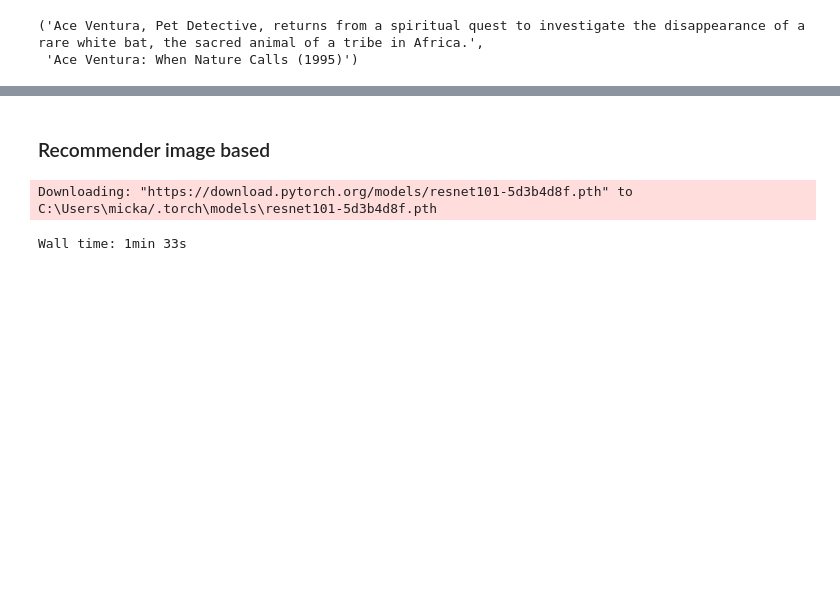
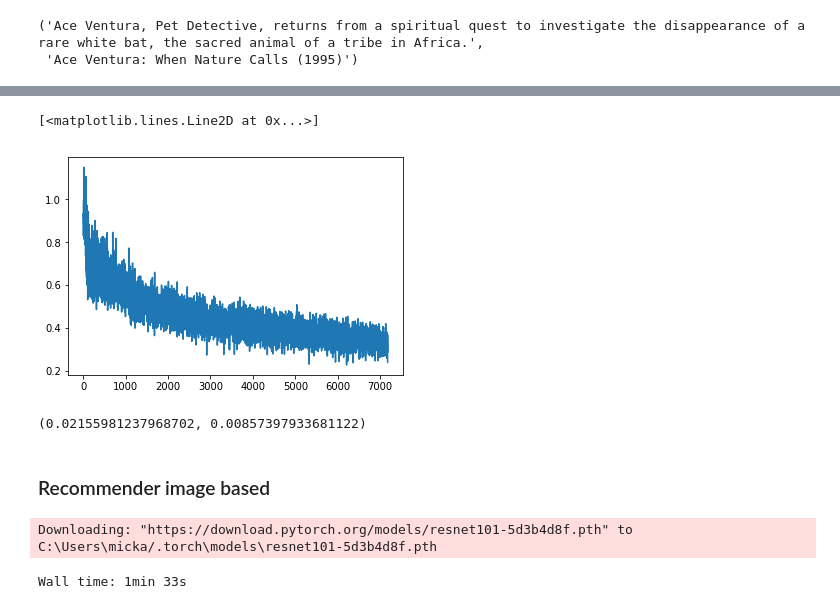
Before and after one commit to mjclm/recommendation-pytorch, a Jupyter notebook: recommender.ipynb, the cells around one changed output, grey strips where cells are left out. Cells and saved outputs as stored; diff of their text form; code cells hidden in the pictures; blank space fills up the shorter version.

```diff
--- a/recommender.ipynb
+++ b/recommender.ipynb
@@ -569,0 +710,36 @@ plt.plot(all_losses)
+# %%
+neg = -(dataset.output - 1).sum(dim=0)
+pos = dataset.output.sum(dim=0)
+pos[pos == 0] = 1
+# %%
+criterion = torch.nn.BCEWithLogitsLoss(pos_weight= neg / pos)
+optimizer = optim.Adam(R.parameters(), lr=0.001, betas=(0.5, 0.9))
+# %%
+all_losses = []
+batches = 0
+# %%
+start = time.time()
+
+for epoch in range(5):  # loop over the dataset multiple times
+
+    for i, data in enumerate(train_loader):
+        # get the inputs; data is a list of [inputs, labels]
+        items, users, d, targets = data
+
+        # zero the parameter gradients
+        optimizer.zero_grad()
+
+        # forward + backward + optimize
+        # outputs = R1(items, users)#, d)
+        outputs = R(items, users, d)
+        loss = criterion(outputs, targets)
+        loss.backward()
+        optimizer.step()
+
+        # print statistics
+        if i % 500 == 0:
+            print('%s, %d %d %.4f' % (timeSince(start), epoch, batches, loss))
+        all_losses.append(loss.item())
+        batches += 1
+
+print('Finished Training')
@@ -569,0 +758,6 @@ plt.plot(all_losses)
+# %%
+plt.figure()
+plt.plot(all_losses)
+# %% [output]
+[<matplotlib.lines.Line2D at 0x...>]
+[figure, added]
@@ -570,3 +776,7 @@ plt.plot(all_losses)
+# %%
+(correct / total, correct1 / total)
+# %% [output]
+(0.02155981237968702, 0.00857397933681122)
 # %% [markdown]
 ### Recommender image based
 # %%
```
Also changed, not shown: parts of 51 cells of this notebook, 1 other file.
